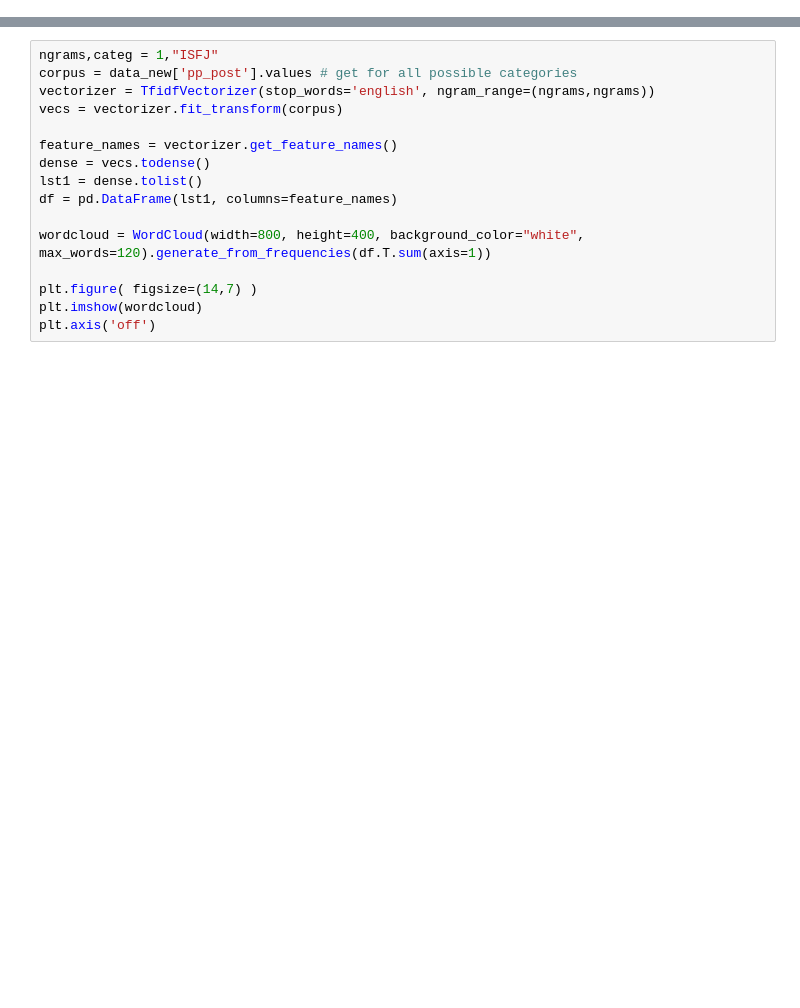
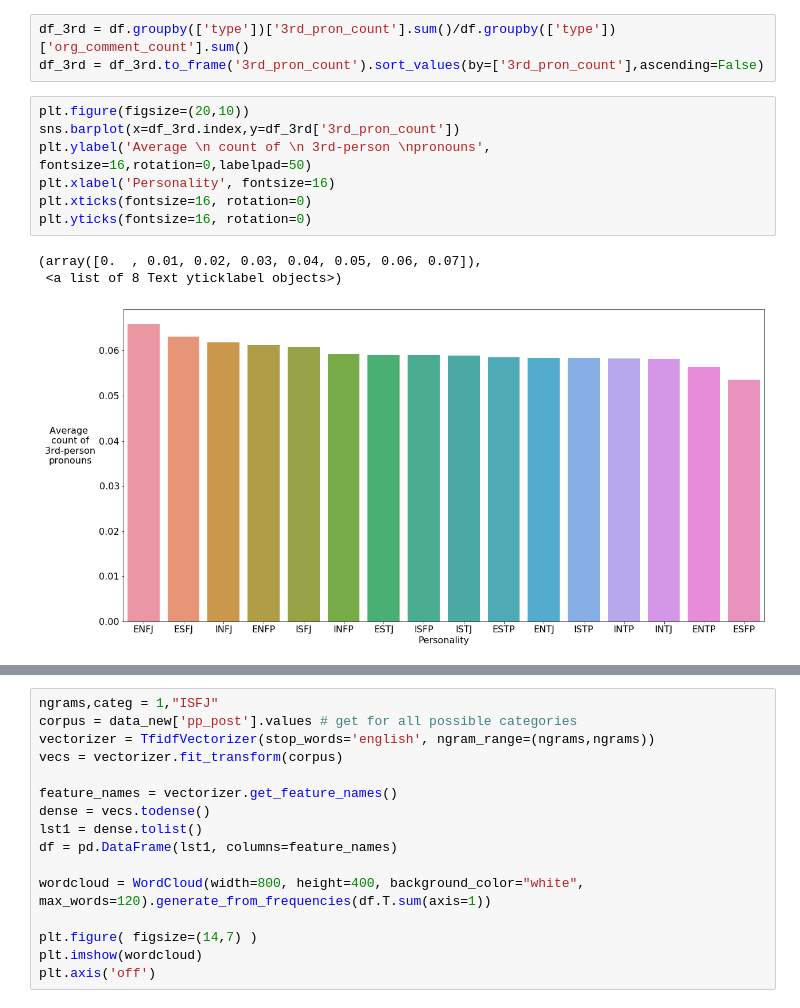
Before and after one commit to admunk/ece143project, a Jupyter notebook: main.ipynb, the cells around one changed output, grey strips where cells are left out. Saved outputs shown, nothing was run; the diff lists cells and outputs as text; blank space fills up the shorter version.

```diff
--- a/main.ipynb
+++ b/main.ipynb
@@ -21,0 +73,14 @@ data = pd.read_csv("../../mbti_1.csv")
+# %%
+df_3rd = df.groupby(['type'])['3rd_pron_count'].sum()/df.groupby(['type'])['org_comment_count'].sum()
+df_3rd = df_3rd.to_frame('3rd_pron_count').sort_values(by=['3rd_pron_count'],ascending=False)
+# %%
+plt.figure(figsize=(20,10))
+sns.barplot(x=df_3rd.index,y=df_3rd['3rd_pron_count'])
+plt.ylabel('Average \n count of \n 3rd-person \npronouns', fontsize=16,rotation=0,labelpad=50)
+plt.xlabel('Personality', fontsize=16)
+plt.xticks(fontsize=16, rotation=0)
+plt.yticks(fontsize=16, rotation=0)
+# %% [output]
+(array([0.  , 0.01, 0.02, 0.03, 0.04, 0.05, 0.06, 0.07]),
+ <a list of 8 Text yticklabel objects>)
+[figure, added]
```
Also changed, not shown: parts of 42 cells of this notebook.
